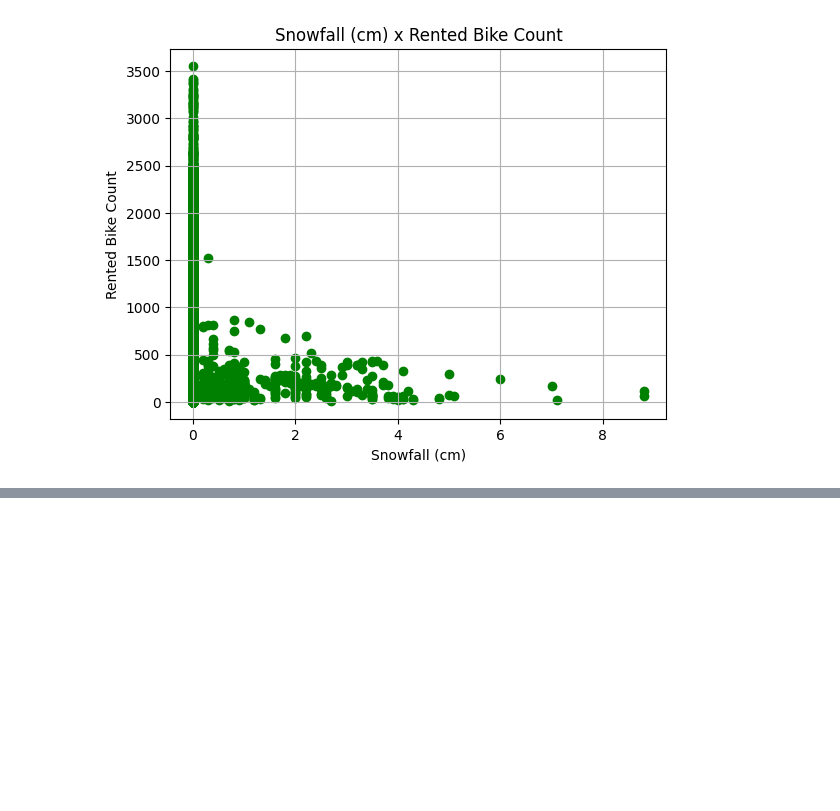
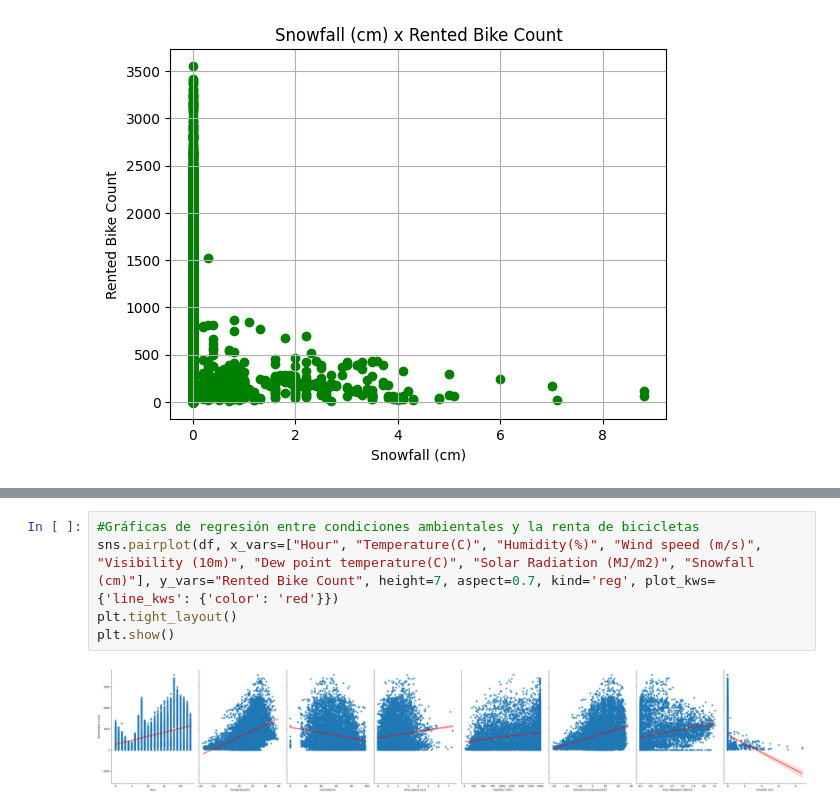
Before and after one commit to lbtriana/Proyecto_Bicicletas, a Jupyter notebook: PrepDatos.ipynb, the cells around one changed output, grey strips where cells are left out. Saved outputs shown, nothing was run; the diff lists cells and outputs as text; blank space fills up the shorter version.

Commit message:
Cambios menores para revisar ciertos aspectos del analisis exploratorio

```diff
--- a/PrepDatos.ipynb
+++ b/PrepDatos.ipynb
@@ -283,0 +305,7 @@ Text(0.5, 0.98, 'Gráficas de regresión entre la variable dependientes y las va
+# %%
+#Gráficas de regresión entre condiciones ambientales y la renta de bicicletas
+sns.pairplot(df, x_vars=["Hour", "Temperature(C)", "Humidity(%)", "Wind speed (m/s)", "Visibility (10m)", "Dew point temperature(C)", "Solar Radiation (MJ/m2)", "Snowfall (cm)"], y_vars="Rented Bike Count", height=7, aspect=0.7, kind='reg', plot_kws={'line_kws': {'color': 'red'}})
+plt.tight_layout()
+plt.show()
+# %% [output]
+[figure, added]
```
Also changed, not shown: parts of 6 cells of this notebook.
